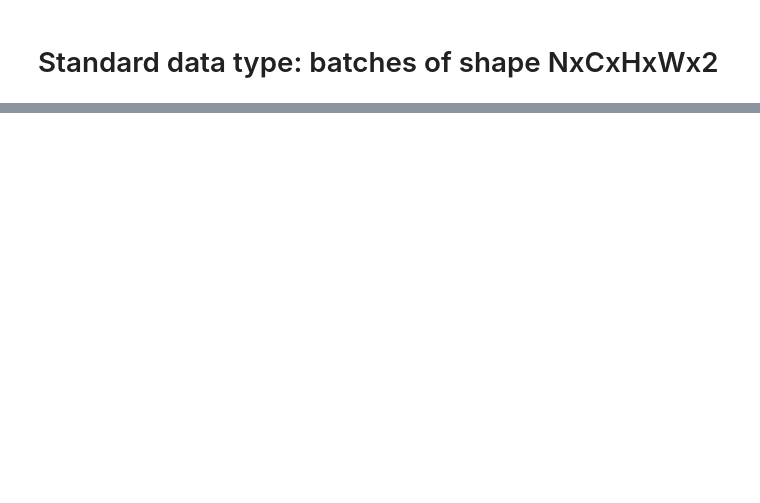
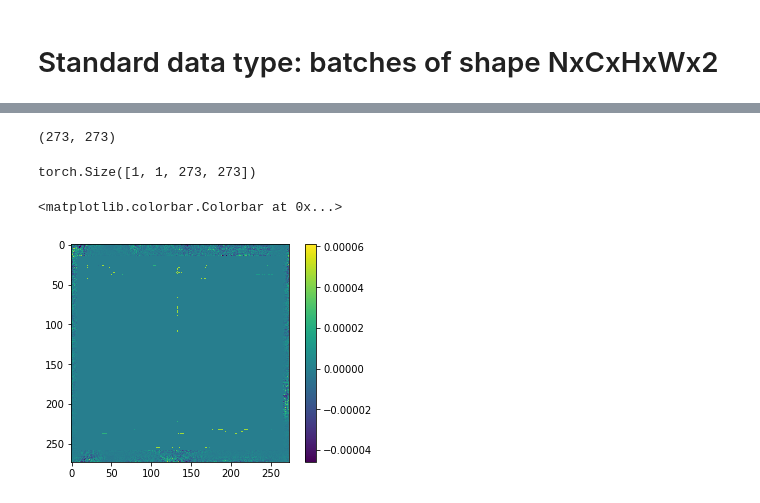
Before and after one commit to ys-koshelev/vdeblur, a Jupyter notebook: debug.ipynb, the cells around one changed output, grey strips where cells are left out. Cells and saved outputs as stored; diff of their text form; code cells hidden in the pictures; blank space fills up the shorter version.

Commit message:
Added padding functions

```diff
--- a/debug.ipynb
+++ b/debug.ipynb
@@ -8,0 +20,3 @@ from Ctorch import *
+# %%
+a_torch = a_torch.squeeze(1).permute(0,3,1,2);
+a_torch.shape
@@ -137,0 +149,30 @@ def psf2otf(psf, img_shape):
+# %%
+def pad_for_kernel(img,kernel,mode):
+    p = [(d-1)//2 for d in kernel.shape]
+    padding = [p,p] + (img.ndim-2)*[(0,0)]
+    return np.pad(img, padding, mode)
+
+def crop_for_kernel(img,kernel):
+    p = [(d-1)//2 for d in kernel.shape]
+    r = [slice(p[0],-p[0]),slice(p[1],-p[1])] + (img.ndim-2)*[slice(None)]
+    return img[r]
+
+def edgetaper_alpha(kernel,img_shape):
+    v = []
+    for i in range(2):
+        z = np.fft.fft(np.sum(kernel,1-i),img_shape[i]-1)
+        z = np.real(np.fft.ifft(np.square(np.abs(z)))).astype(np.float32)
+        z = np.concatenate([z,z[0:1]],0)
+        v.append(1 - z/np.max(z))
+    return np.outer(*v)
+
+def edgetaper(img,kernel,n_tapers=3):
+    alpha = edgetaper_alpha(kernel, img.shape[0:2])
+    _kernel = kernel
+    if 3 == img.ndim:
+        kernel = kernel[...,np.newaxis]
+        alpha  = alpha[...,np.newaxis]
+    for i in range(n_tapers):
+        blurred = fftconvolve(pad_for_kernel(img,_kernel,'wrap'),kernel,mode='valid')
+        img = alpha*img + (1-alpha)*blurred
+    return img
@@ -137,0 +275,14 @@ def psf2otf(psf, img_shape):
+# %%
+edgetaper(pad_for_kernel(a,k,'edge'),k).shape
+# %% [output]
+(273, 273)
+# %%
+edgetaper_torch(pad_for_kernel_torch(a_torch,k_torch),k_torch).shape
+# %% [output]
+torch.Size([1, 1, 273, 273])
+# %%
+plt.imshow(torch.FloatTensor(edgetaper(pad_for_kernel(a,k,'edge'),k)) - edgetaper_torch(pad_for_kernel_torch(a_torch,k_torch),k_torch)[0,0,:,:])
+plt.colorbar()
+# %% [output]
+<matplotlib.colorbar.Colorbar at 0x...>
+[figure, added]
```
Also changed, not shown: parts of 13 cells of this notebook, 7 other files.
